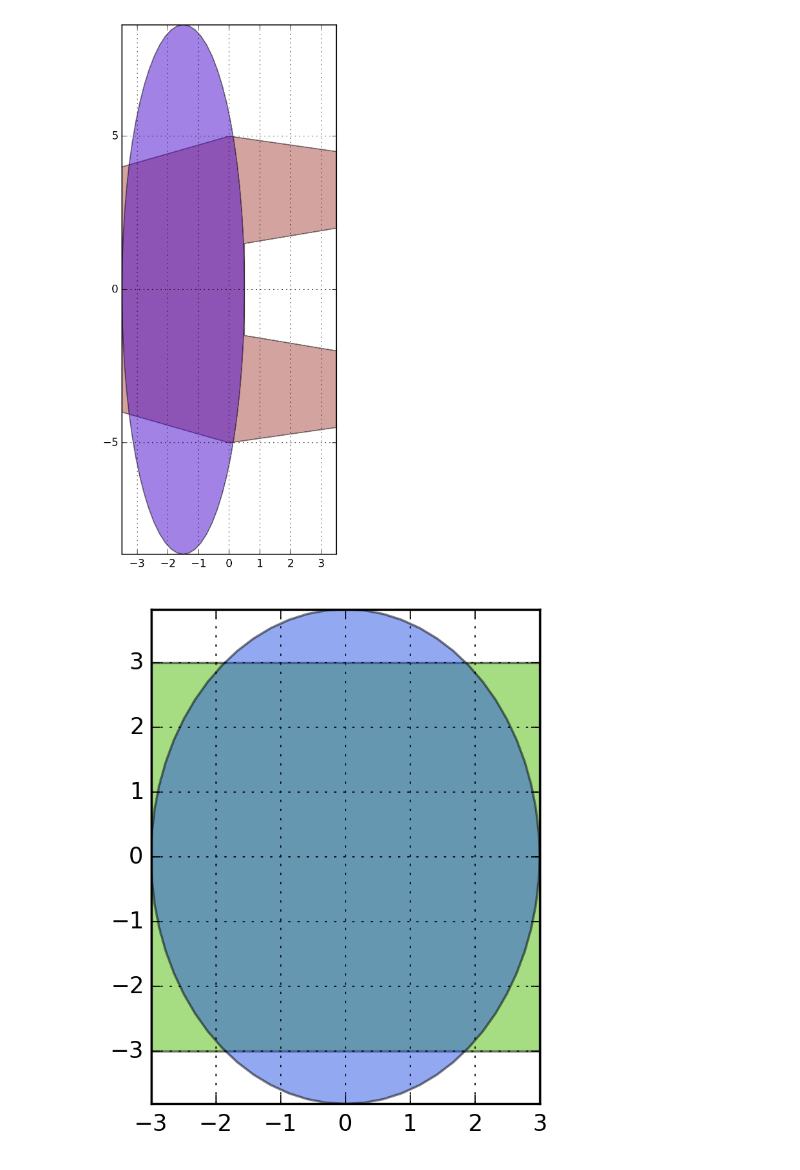
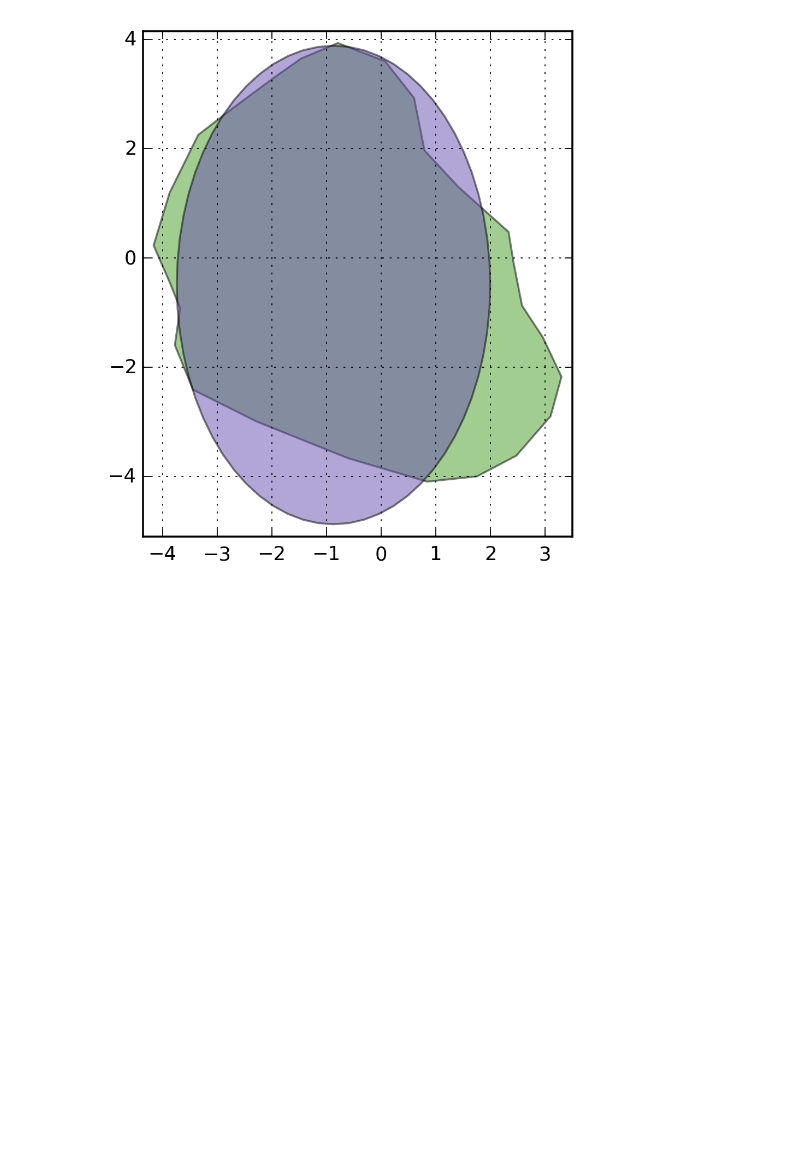
Before and after one commit to SimonBiggs/electronfactors, a Jupyter notebook: examples/Shape print and measure.ipynb, the cells around one changed output. Saved outputs shown, nothing was run; the diff lists cells and outputs as text; code cells hidden in the pictures; blank space fills up the shorter version.

```diff
--- a/examples/Shape print and measure.ipynb
+++ b/examples/Shape print and measure.ipynb
@@ -18,7 +18,8 @@ with open("imported_data/parameterised.yml", 'r') as file:
 # %%
 shapes_to_print = dict()
 
-key_list = ['P15_1', 'P38_3', 'P36_2', 'P42']
+# key_list = ['P15_1', 'P38_3', 'P36_2', 'P42']
+key_list = ['P3']
 for i, key in enumerate(key_list):
     shapes_to_print[key] = []
 
@@ -26,11 +27,6 @@ for i, key in enumerate(key_list):
     shapes_to_print[key].append(cutout)
     display_shapely(cutout)
 
-#     x, y = straighten(**cutout_data[key])
-#     straight = make_shapely(XCoords=x, YCoords=y)
-#     shapes_to_print[key].append(straight)
-#     display_shapely(straight)
-
     ellipse = make_ellipse(**cutout_data[key])
     shapes_to_print[key].append(ellipse)
     display_shapely(ellipse)
@@ -62,25 +49,25 @@ display_shapely(ellipse)
 # %%
 custom_data = dict()
 
-key = '6cm Square'
-custom_data[key] = dict()
-custom_data[key]['XCoords'] = np.array([-0.5, 0.5, 0.5, -0.5]) * 6
-custom_data[key]['YCoords'] = np.array([0.5, 0.5, -0.5, -0.5]) * 6
+# key = '6cm Square'
+# custom_data[key] = dict()
+# custom_data[key]['XCoords'] = np.array([-0.5, 0.5, 0.5, -0.5]) * 6
+# custom_data[key]['YCoords'] = np.array([0.5, 0.5, -0.5, -0.5]) * 6
 
-key = '3.5cm Square'
-custom_data[key] = dict()
-custom_data[key]['XCoords'] = np.array([-0.5, 0.5, 0.5, -0.5]) * 3.5
-custom_data[key]['YCoords'] = np.array([0.5, 0.5, -0.5, -0.5]) * 3.5
+# key = '3.5cm Square'
+# custom_data[key] = dict()
+# custom_data[key]['XCoords'] = np.array([-0.5, 0.5, 0.5, -0.5]) * 3.5
+# custom_data[key]['YCoords'] = np.array([0.5, 0.5, -0.5, -0.5]) * 3.5
 
-key = '3x6cm Rectangle'
-custom_data[key] = dict()
-custom_data[key]['XCoords'] = np.array([-0.5, 0.5, 0.5, -0.5]) * 3
-custom_data[key]['YCoords'] = np.array([0.5, 0.5, -0.5, -0.5]) * 6
+# key = '3x6cm Rectangle'
+# custom_data[key] = dict()
+# custom_data[key]['XCoords'] = np.array([-0.5, 0.5, 0.5, -0.5]) * 3
+# custom_data[key]['YCoords'] = np.array([0.5, 0.5, -0.5, -0.5]) * 6
 
-key = 'Concave'
-custom_data[key] = dict()
-custom_data[key]['XCoords'] = np.array([-3.5, -3.5, 0, 3.5, 3.5, 0.5, 0.5, 3.5, 3.5, 0, -3.5])
-custom_data[key]['YCoords'] = np.array([0, 4, 5, 4.5, 2, 1.5, -1.5, -2, -4.5, -5, -4])
+# key = 'Concave'
+# custom_data[key] = dict()
+# custom_data[key]['XCoords'] = np.array([-3.5, -3.5, 0, 3.5, 3.5, 0.5, 0.5, 3.5, 3.5, 0, -3.5])
+# custom_data[key]['YCoords'] = np.array([0, 4, 5, 4.5, 2, 1.5, -1.5, -2, -4.5, -5, -4])
 # %%
 labels = [key for key in custom_data]
 
@@ -118,7 +91,6 @@ for i, key in enumerate(labels):
 # %%
 for i, key in enumerate(shapes_to_print):
     filename = "scale_prints/" + str(key) + ".pdf"
-    print_to_pdf(shapes_to_print[key], filename)
+    print_to_pdf(shapes_to_print[key], filename, scale=0.95)
 # %% [output]
-[figure, old version]
+[figure, new version]
-[figure, removed]
```
Also changed, not shown: parts of 5 cells of this notebook, 5 other files.
